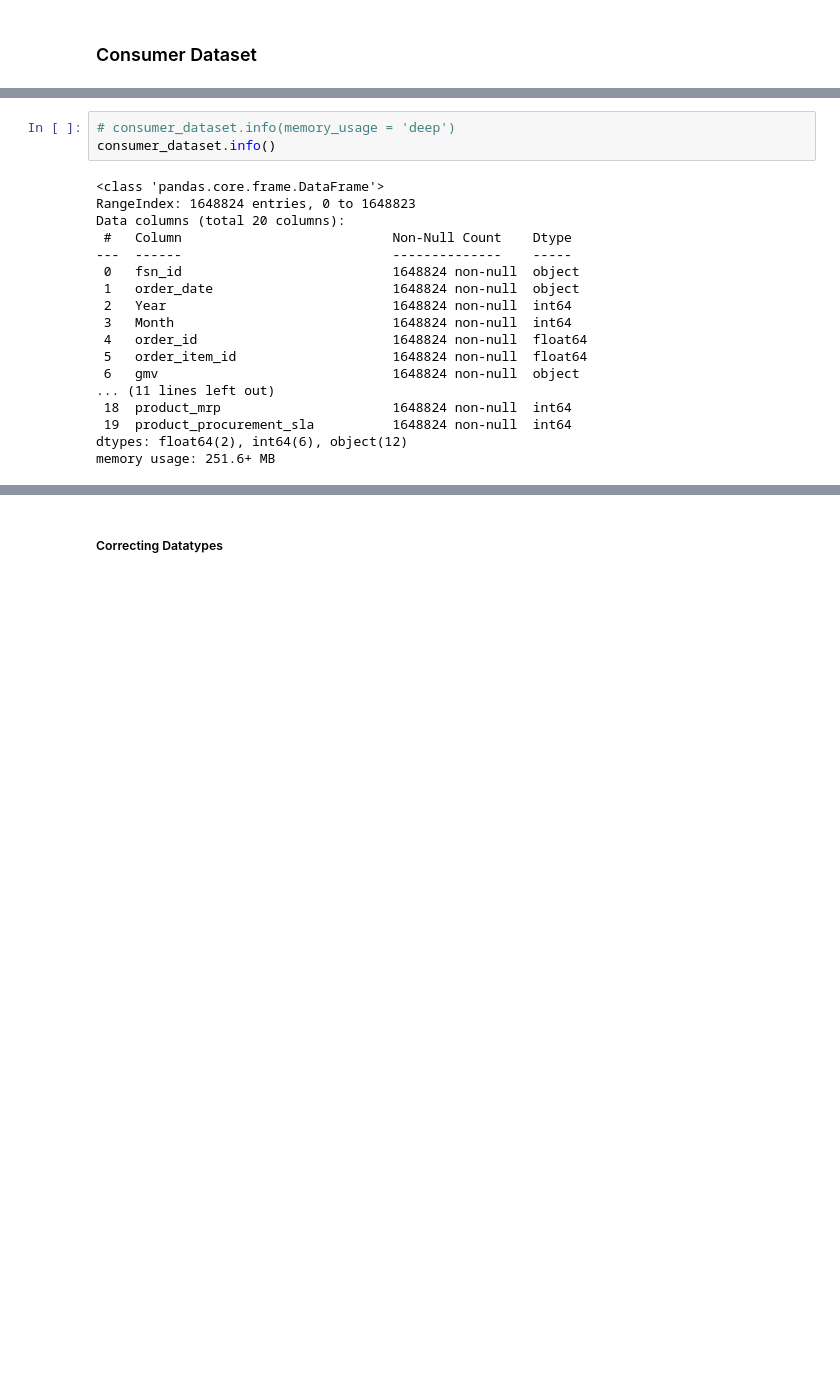
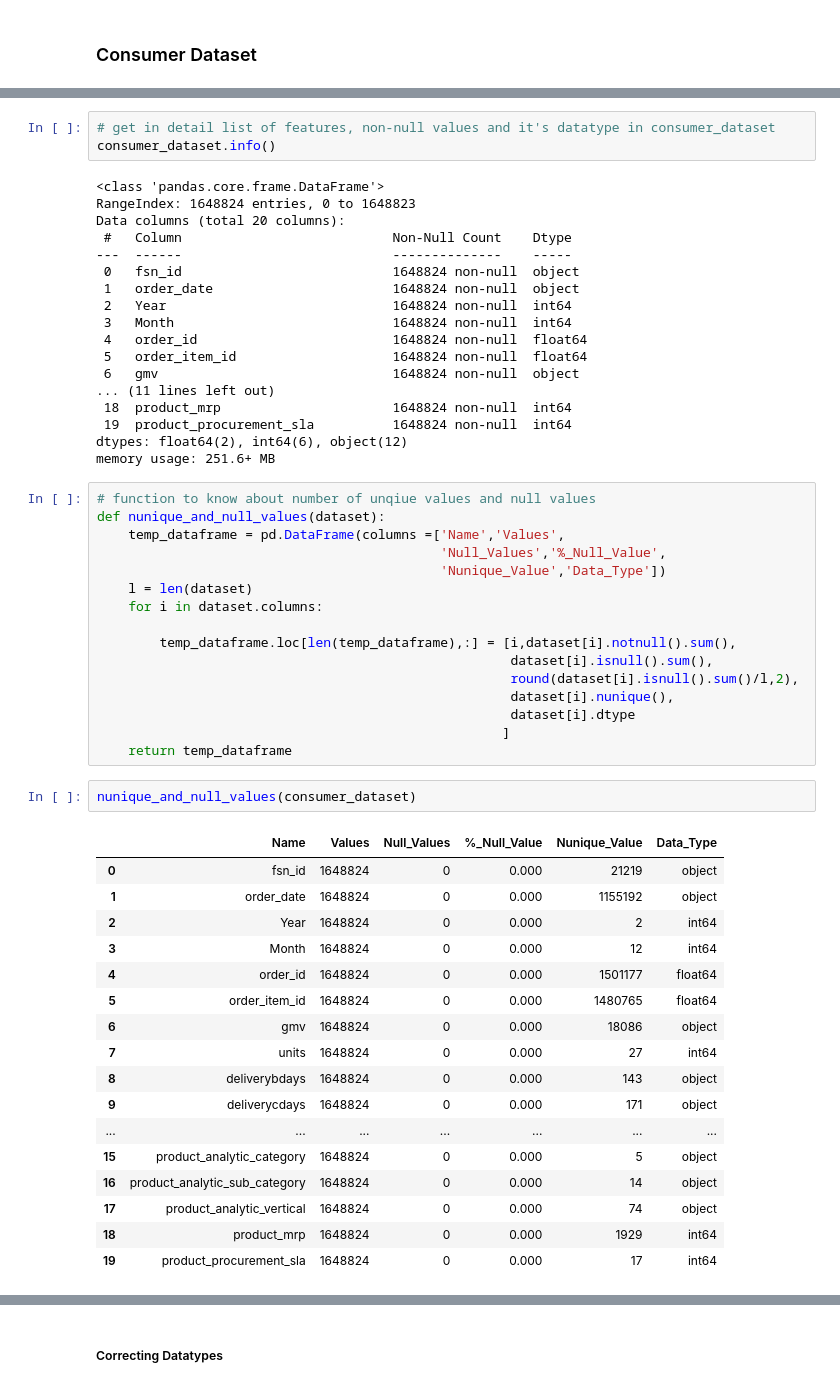
Before and after one commit to Singhal-Piyush/Ecommerce_Marketing_Mix_Model, a Jupyter notebook: MMM_E-Commerce_Notebook.ipynb, the cells around one changed output, grey strips where cells are left out. Drawn from its saved outputs; the diff is of its cells as text; blank space fills up the shorter version.

```diff
--- a/MMM_E-Commerce_Notebook.ipynb
+++ b/MMM_E-Commerce_Notebook.ipynb
@@ -271,5 +268,5 @@ consumer_dataset.sample(10)
 # %%
-# consumer_dataset.info(memory_usage = 'deep')
+# get in detail list of features, non-null values and it's datatype in consumer_dataset
 consumer_dataset.info()
 # %% [output]
 <class 'pandas.core.frame.DataFrame'>
@@ -289,3 +286,39 @@ Data columns (total 20 columns):
  19  product_procurement_sla          1648824 non-null  int64
 dtypes: float64(2), int64(6), object(12)
 memory usage: 251.6+ MB
+# %%
+# function to know about number of unqiue values and null values
+def nunique_and_null_values(dataset):
+    temp_dataframe = pd.DataFrame(columns =['Name','Values',
+                                            'Null_Values','%_Null_Value',
+                                            'Nunique_Value','Data_Type'])
+    l = len(dataset)
+    for i in dataset.columns:
+
+        temp_dataframe.loc[len(temp_dataframe),:] = [i,dataset[i].notnull().sum(),
+                                                     dataset[i].isnull().sum(),
+                                                     round(dataset[i].isnull().sum()/l,2),
+                                                     dataset[i].nunique(),
+                                                     dataset[i].dtype
+                                                    ]
+    return temp_dataframe
+# %%
+nunique_and_null_values(consumer_dataset)
+# %% [output]
+|  | Name | Values | Null_Values | %_Null_Value | Nunique_Value | Data_Type |
+| 0 | fsn_id | 1648824 | 0 | 0.000 | 21219 | object |
+| 1 | order_date | 1648824 | 0 | 0.000 | 1155192 | object |
+| 2 | Year | 1648824 | 0 | 0.000 | 2 | int64 |
+| 3 | Month | 1648824 | 0 | 0.000 | 12 | int64 |
+| 4 | order_id | 1648824 | 0 | 0.000 | 1501177 | float64 |
+| 5 | order_item_id | 1648824 | 0 | 0.000 | 1480765 | float64 |
+| 6 | gmv | 1648824 | 0 | 0.000 | 18086 | object |
+| 7 | units | 1648824 | 0 | 0.000 | 27 | int64 |
+| 8 | deliverybdays | 1648824 | 0 | 0.000 | 143 | object |
+| 9 | deliverycdays | 1648824 | 0 | 0.000 | 171 | object |
+| ... | ... | ... | ... | ... | ... | ... |
+| 15 | product_analytic_category | 1648824 | 0 | 0.000 | 5 | object |
+| 16 | product_analytic_sub_category | 1648824 | 0 | 0.000 | 14 | object |
+| 17 | product_analytic_vertical | 1648824 | 0 | 0.000 | 74 | object |
+| 18 | product_mrp | 1648824 | 0 | 0.000 | 1929 | int64 |
+| 19 | product_procurement_sla | 1648824 | 0 | 0.000 | 17 | int64 |
```
Also changed, not shown: parts of 11 cells of this notebook, 7 other files.
